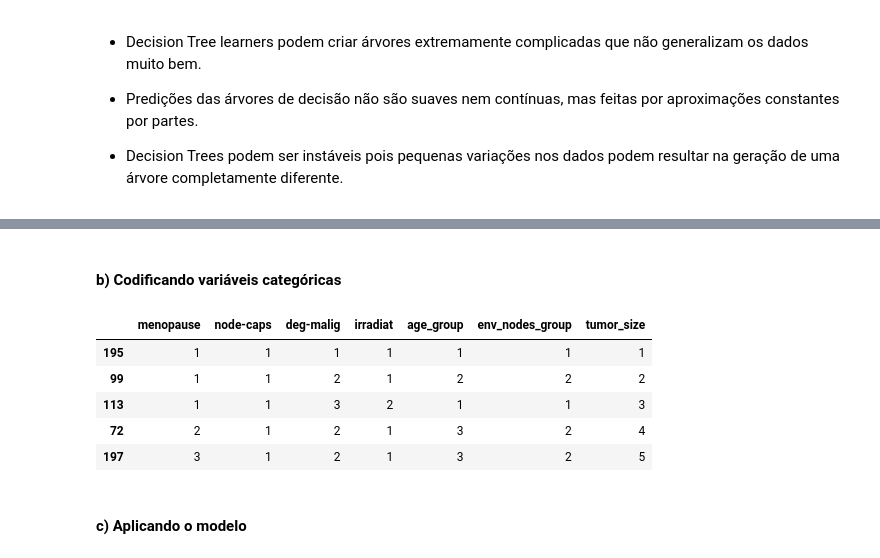
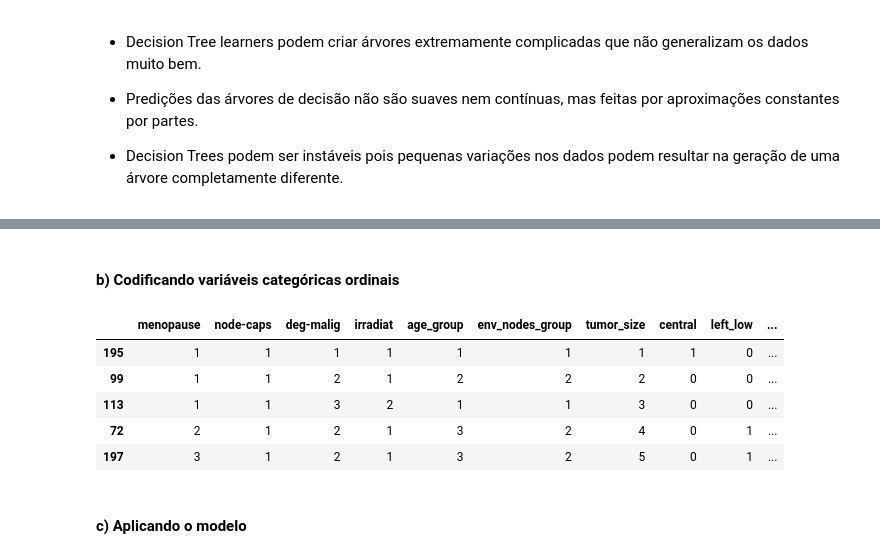
Before and after one commit to ParamedicLoaf/Projeto_2, a Jupyter notebook: Projeto 2.ipynb, the cells around one changed output, grey strips where cells are left out. Drawn from its saved outputs; the diff is of its cells as text; code cells hidden in the pictures.

```diff
--- a/Projeto 2.ipynb
+++ b/Projeto 2.ipynb
@@ -193,11 +195,15 @@ Uma árvore pode ser vista como uma aproximação constante por partes.
 # %%
-#definindo os dummies para as variaveis categoricas:
+#definindo os dummies para as variaveis categoricas nominais:
 dummies = pd.get_dummies(dados['breast-quad'])
+dummies_breast = pd.get_dummies(dados['breast'], prefix='breast')
 dados = dados.join(dummies)
+dados = dados.join(dummies_breast)
+
 # Definindo as features e separando a base de dados entre treinamento e teste
-features = ['menopause','node-caps','deg-malig','breast','irradiat','age_group','env_nodes_group','tumor_size','central','left_low','left_up','right_low','right_up']
+features = ['menopause','node-caps','deg-malig','irradiat','age_group','env_nodes_group','tumor_size','central','left_low','left_up','right_low','right_up', 'breast_right', 'breast_left']
 X = dados[features]
 y = dados.recurrent_events
 
 X_train, X_test, y_train, y_test = train_test_split(X, y, test_size=0.3, random_state=1) # 70% treinamento e 30% teste
-dados
+
+dados.head()
@@ -204,24 +217,22 @@ dados
 # %% [markdown]
-#### b) Codificando variáveis categóricas
+#### b) Codificando variáveis categóricas ordinais
 # %%
 # definindo o codificador
-encoder = ce.OrdinalEncoder(cols=['menopause','node-caps','deg-malig','breast','irradiat','age_group','env_nodes_group','tumor_size'])
+encoder = ce.OrdinalEncoder(cols=['menopause','node-caps','deg-malig','irradiat','age_group','env_nodes_group','tumor_size'])
 
-#criando dummies para o quadrante:
-dummies = pd.get_dummies(dados['breast-quad'])
 # codificando X_train e X_test
 X_train = encoder.fit_transform(X_train)
 
 X_test = encoder.transform(X_test)
 
 X_train.head()
 # %% [output]
-|  | menopause | node-caps | deg-malig | irradiat | age_group | env_nodes_group | tumor_size |
-| 195 | 1 | 1 | 1 | 1 | 1 | 1 | 1 |
-| 99 | 1 | 1 | 2 | 1 | 2 | 2 | 2 |
-| 113 | 1 | 1 | 3 | 2 | 1 | 1 | 3 |
-| 72 | 2 | 1 | 2 | 1 | 3 | 2 | 4 |
-| 197 | 3 | 1 | 2 | 1 | 3 | 2 | 5 |
+|  | menopause | node-caps | deg-malig | irradiat | age_group | env_nodes_group | tumor_size | central | left_low | ... |
+| 195 | 1 | 1 | 1 | 1 | 1 | 1 | 1 | 1 | 0 | ... |
+| 99 | 1 | 1 | 2 | 1 | 2 | 2 | 2 | 0 | 0 | ... |
+| 113 | 1 | 1 | 3 | 2 | 1 | 1 | 3 | 0 | 0 | ... |
+| 72 | 2 | 1 | 2 | 1 | 3 | 2 | 4 | 0 | 1 | ... |
+| 197 | 3 | 1 | 2 | 1 | 3 | 2 | 5 | 0 | 1 | ... |
 # %% [markdown]
 #### c) Aplicando o modelo
 # %%
```
Also changed, not shown: parts of 17 cells of this notebook.
